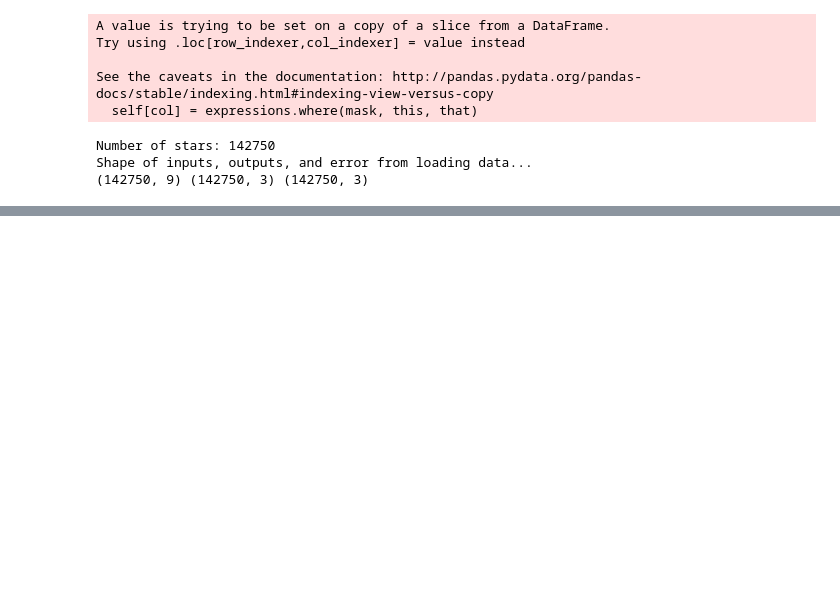
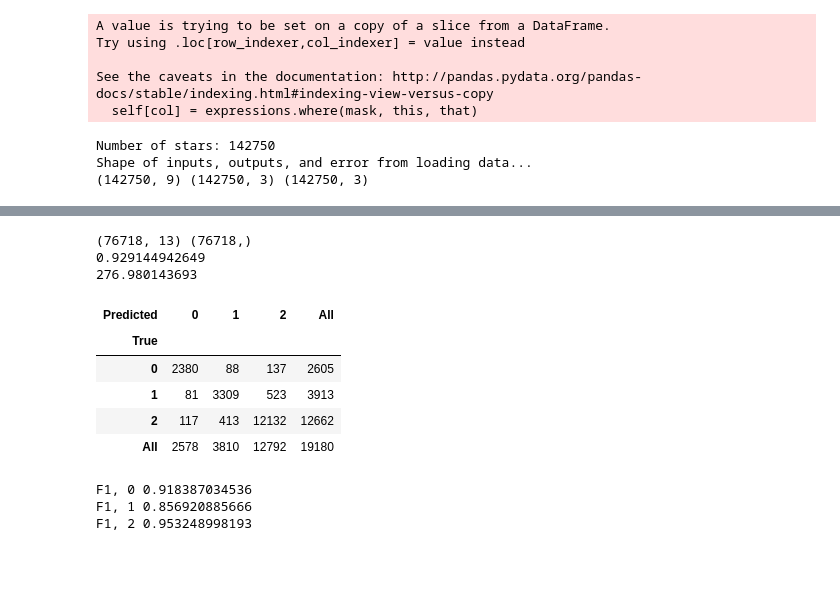
Before and after one commit to nannau/cfis_ml, a Jupyter notebook: catalogue_classing.ipynb, the cells around one changed output, grey strips where cells are left out. Cells and saved outputs as stored; diff of their text form; code cells hidden in the pictures; blank space fills up the shorter version.

```diff
--- a/catalogue_classing.ipynb
+++ b/catalogue_classing.ipynb
@@ -255,0 +365,55 @@ plt.savefig('correlation.pdf')
+# %%
+# importing necessary libraries
+from sklearn import datasets
+from sklearn.metrics import confusion_matrix
+from sklearn.model_selection import train_test_split
+
+# loading the iris dataset
+print X.shape, Y.shape
+
+# X -> features, y -> label
+y = Y
+# dividing X, y into train and test data
+X_train, X_test, y_train, y_test = train_test_split(X, y, random_state = 0)
+
+# training a KNN classifier
+from sklearn.neighbors import KNeighborsClassifier
+knn = KNeighborsClassifier(n_neighbors = 11).fit(X_train, y_train)
+
+# accuracy on X_test
+accuracy = knn.score(X_test, y_test)
+print accuracy
+
+print np.sqrt(len(Y))
+
+# creating a confusion matrix
+knn_predictions = knn.predict(X_test)
+cm = confusion_matrix(y_test, knn_predictions)
+
+y_true = pd.Series(y_test)
+y_pred = pd.Series(knn_predictions)
+
+display(pd.crosstab(y_true, y_pred, rownames=['True'], colnames=['Predicted'], margins=True))
+
+#2*TP /(2*TP + FP + FN)
+print "F1, 0", 2.*cm[0,0]/(np.sum(cm[0,:])+np.sum(cm[:,0]))
+print "F1, 1", 2.*cm[1,1]/(np.sum(cm[1,:])+np.sum(cm[:,1]))
+print "F1, 2", 2.*cm[2,2]/(np.sum(cm[2,:])+np.sum(cm[:,2]))
+
+### Make colour colour plots to find out what the overfitting looks like at low k values
+### TNSE
+# %% [output]
+(76718, 13) (76718,)
+0.929144942649
+276.980143693
+| Predicted | 0 | 1 | 2 | All |
+| True |  |  |  |  |
+| 0 | 2380 | 88 | 137 | 2605 |
+| 1 | 81 | 3309 | 523 | 3913 |
+| 2 | 117 | 413 | 12132 | 12662 |
+| All | 2578 | 3810 | 12792 | 19180 |
+F1, 0 0.918387034536
+F1, 1 0.856920885666
+F1, 2 0.953248998193
+# %% [markdown]
+#
```
Also changed, not shown: parts of 14 cells of this notebook, 1 other file.
